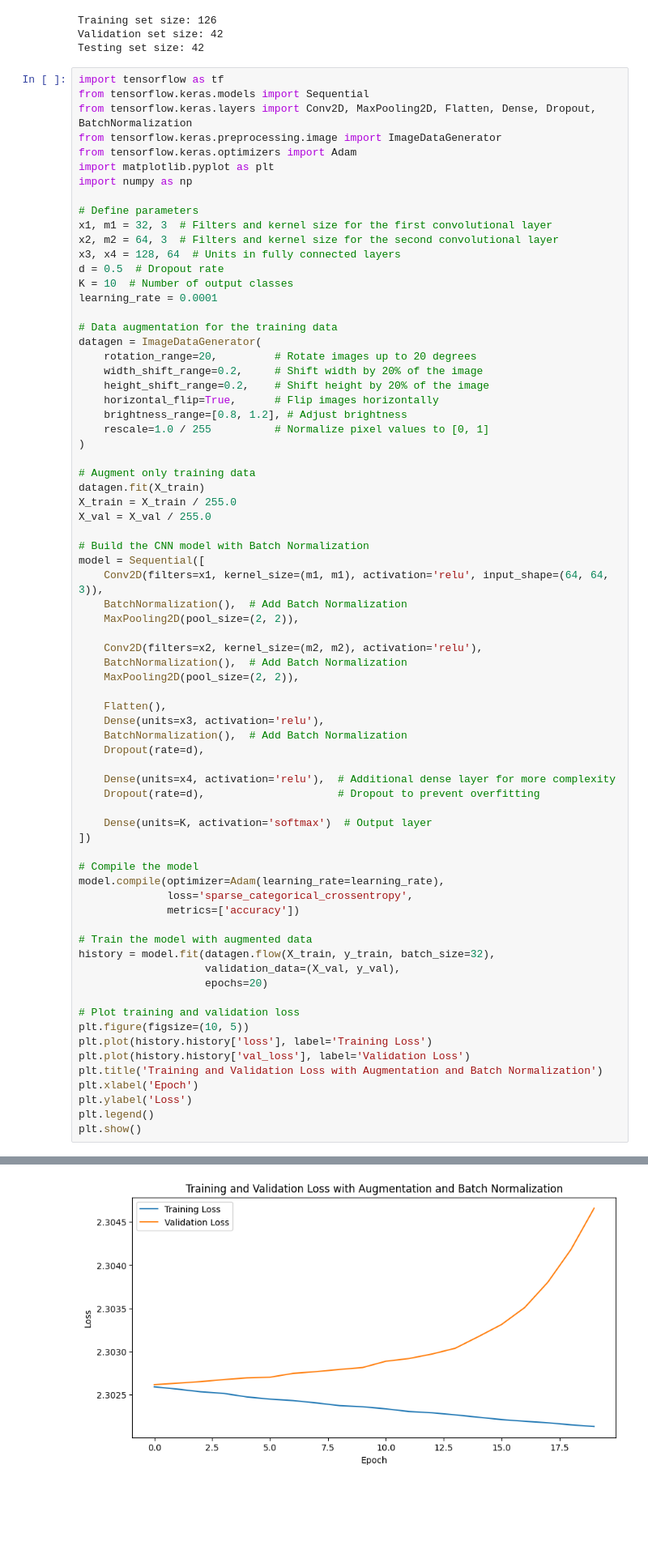
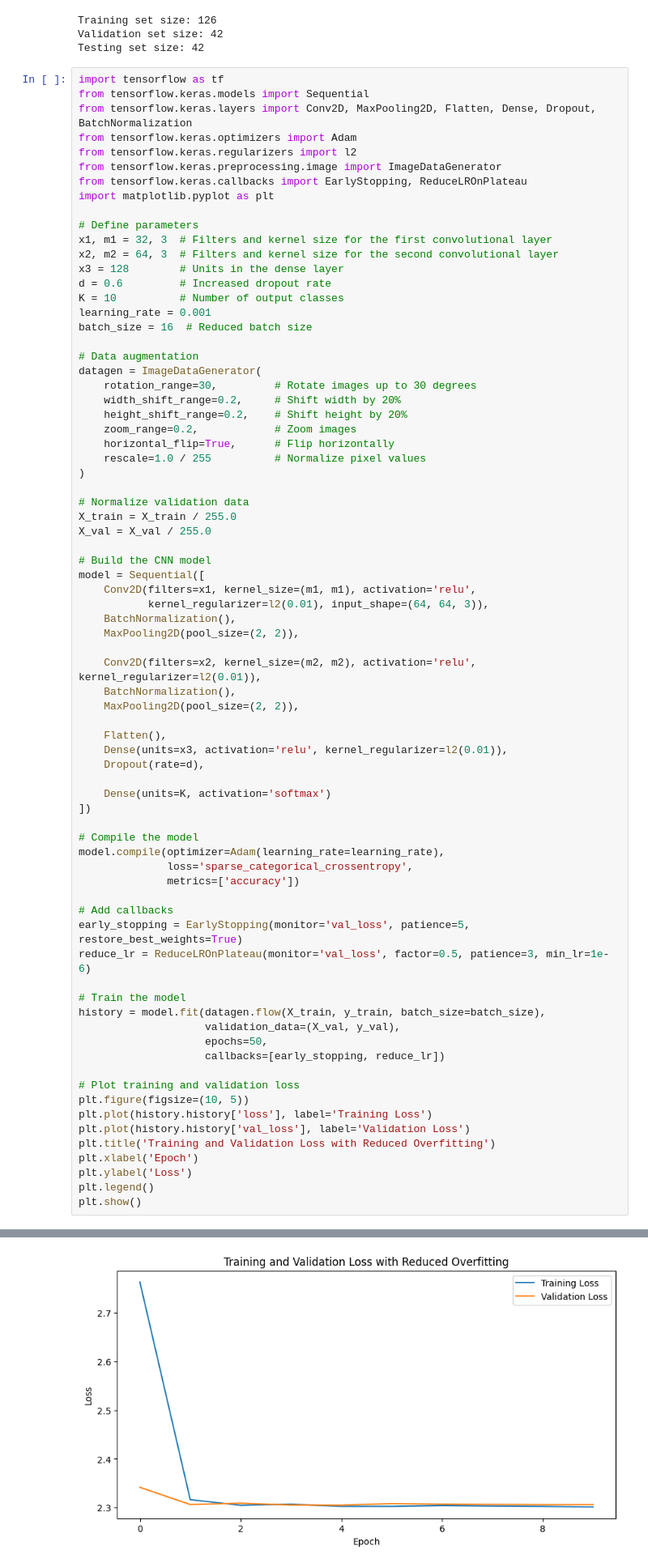
Before and after one commit to KavinduJ2001/PR_A03, a Jupyter notebook: PRA03.ipynb, the cells around one changed output, grey strips where cells are left out. Shown: that part at 81% size. Cells and saved outputs as stored; diff of their text form; blank space fills up the shorter version.

```diff
--- a/PRA03.ipynb
+++ b/PRA03.ipynb
@@ -92,53 +92,51 @@ Testing set size: 42
 import tensorflow as tf
 from tensorflow.keras.models import Sequential
 from tensorflow.keras.layers import Conv2D, MaxPooling2D, Flatten, Dense, Dropout, BatchNormalization
+from tensorflow.keras.optimizers import Adam
+from tensorflow.keras.regularizers import l2
 from tensorflow.keras.preprocessing.image import ImageDataGenerator
-from tensorflow.keras.optimizers import Adam
+from tensorflow.keras.callbacks import EarlyStopping, ReduceLROnPlateau
 import matplotlib.pyplot as plt
-import numpy as np
 
 # Define parameters
 x1, m1 = 32, 3  # Filters and kernel size for the first convolutional layer
 x2, m2 = 64, 3  # Filters and kernel size for the second convolutional layer
-x3, x4 = 128, 64  # Units in fully connected layers
-d = 0.5  # Dropout rate
-K = 10  # Number of output classes
-learning_rate = 0.0001
+x3 = 128        # Units in the dense layer
+d = 0.6         # Increased dropout rate
+K = 10          # Number of output classes
+learning_rate = 0.001
+batch_size = 16  # Reduced batch size
 
-# Data augmentation for the training data
+# Data augmentation
 datagen = ImageDataGenerator(
-    rotation_range=20,         # Rotate images up to 20 degrees
-    width_shift_range=0.2,     # Shift width by 20% of the image
-    height_shift_range=0.2,    # Shift height by 20% of the image
-    horizontal_flip=True,      # Flip images horizontally
-    brightness_range=[0.8, 1.2], # Adjust brightness
-    rescale=1.0 / 255          # Normalize pixel values to [0, 1]
+    rotation_range=30,         # Rotate images up to 30 degrees
+    width_shift_range=0.2,     # Shift width by 20%
+    height_shift_range=0.2,    # Shift height by 20%
+    zoom_range=0.2,            # Zoom images
+    horizontal_flip=True,      # Flip horizontally
+    rescale=1.0 / 255          # Normalize pixel values
 )
 
-# Augment only training data
-datagen.fit(X_train)
+# Normalize validation data
 X_train = X_train / 255.0
 X_val = X_val / 255.0
 
-# Build the CNN model with Batch Normalization
+# Build the CNN model
 model = Sequential([
-    Conv2D(filters=x1, kernel_size=(m1, m1), activation='relu', input_shape=(64, 64, 3)),
-    BatchNormalization(),  # Add Batch Normalization
+    Conv2D(filters=x1, kernel_size=(m1, m1), activation='relu',
+           kernel_regularizer=l2(0.01), input_shape=(64, 64, 3)),
+    BatchNormalization(),
     MaxPooling2D(pool_size=(2, 2)),
 
-    Conv2D(filters=x2, kernel_size=(m2, m2), activation='relu'),
-    BatchNormalization(),  # Add Batch Normalization
+    Conv2D(filters=x2, kernel_size=(m2, m2), activation='relu', kernel_regularizer=l2(0.01)),
+    BatchNormalization(),
     MaxPooling2D(pool_size=(2, 2)),
 
     Flatten(),
-    Dense(units=x3, activation='relu'),
-    BatchNormalization(),  # Add Batch Normalization
+    Dense(units=x3, activation='relu', kernel_regularizer=l2(0.01)),
     Dropout(rate=d),
 
-    Dense(units=x4, activation='relu'),  # Additional dense layer for more complexity
-    Dropout(rate=d),                     # Dropout to prevent overfitting
-
-    Dense(units=K, activation='softmax')  # Output layer
+    Dense(units=K, activation='softmax')
 ])
 
 # Compile the model
@@ -146,16 +144,21 @@ model.compile(optimizer=Adam(learning_rate=learning_rate),
               loss='sparse_categorical_crossentropy',
               metrics=['accuracy'])
 
-# Train the model with augmented data
-history = model.fit(datagen.flow(X_train, y_train, batch_size=32),
+# Add callbacks
+early_stopping = EarlyStopping(monitor='val_loss', patience=5, restore_best_weights=True)
+reduce_lr = ReduceLROnPlateau(monitor='val_loss', factor=0.5, patience=3, min_lr=1e-6)
+
+# Train the model
+history = model.fit(datagen.flow(X_train, y_train, batch_size=batch_size),
                     validation_data=(X_val, y_val),
-                    epochs=20)
+                    epochs=50,
+                    callbacks=[early_stopping, reduce_lr])
 
 # Plot training and validation loss
 plt.figure(figsize=(10, 5))
 plt.plot(history.history['loss'], label='Training Loss')
 plt.plot(history.history['val_loss'], label='Validation Loss')
-plt.title('Training and Validation Loss with Augmentation and Batch Normalization')
+plt.title('Training and Validation Loss with Reduced Overfitting')
 plt.xlabel('Epoch')
 plt.ylabel('Loss')
 plt.legend()
@@ -181 +187 @@ Epoch 20/20
-[figure, old version]
+[figure, new version]
```
Also changed, not shown: parts of 1 cell of this notebook.
